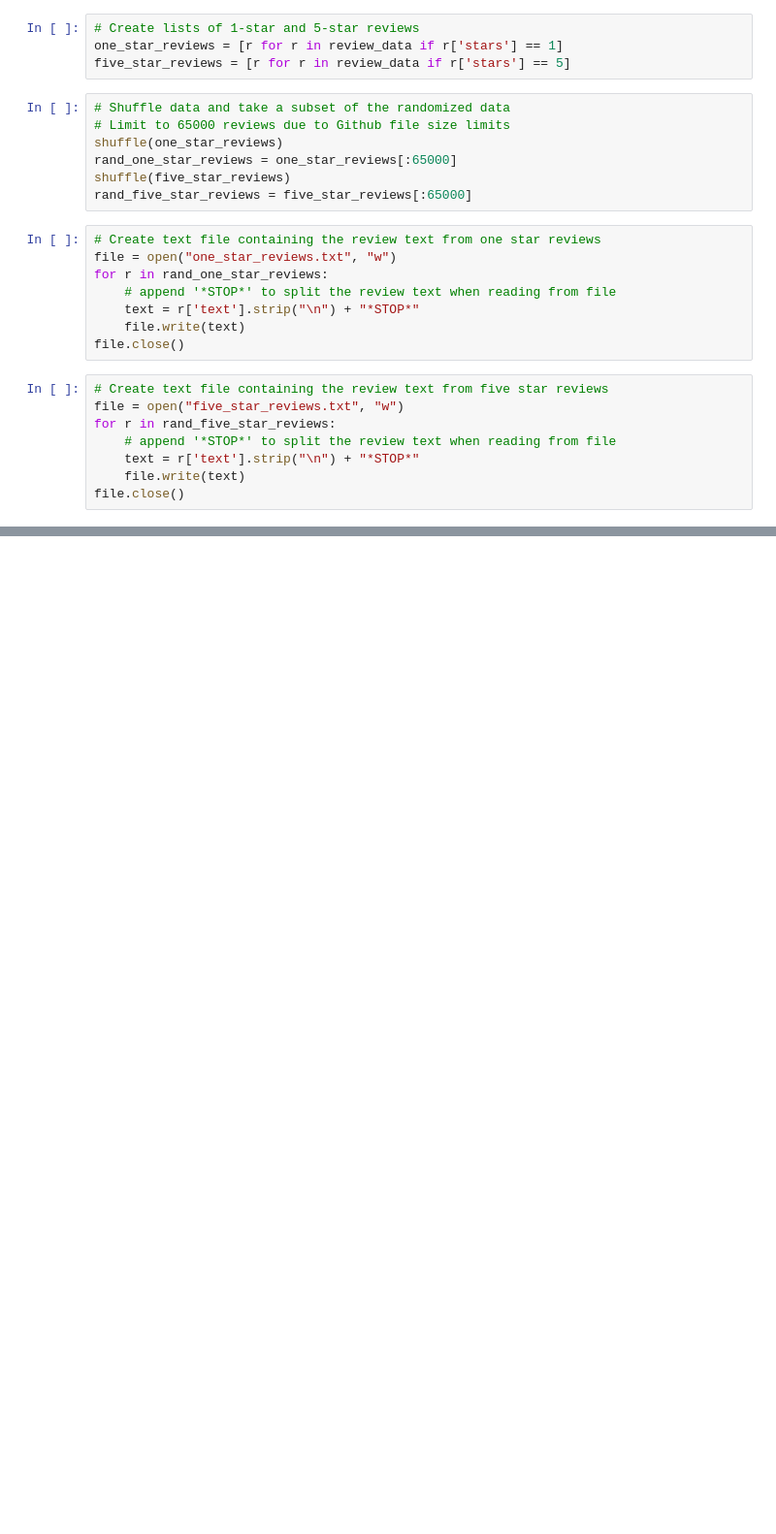
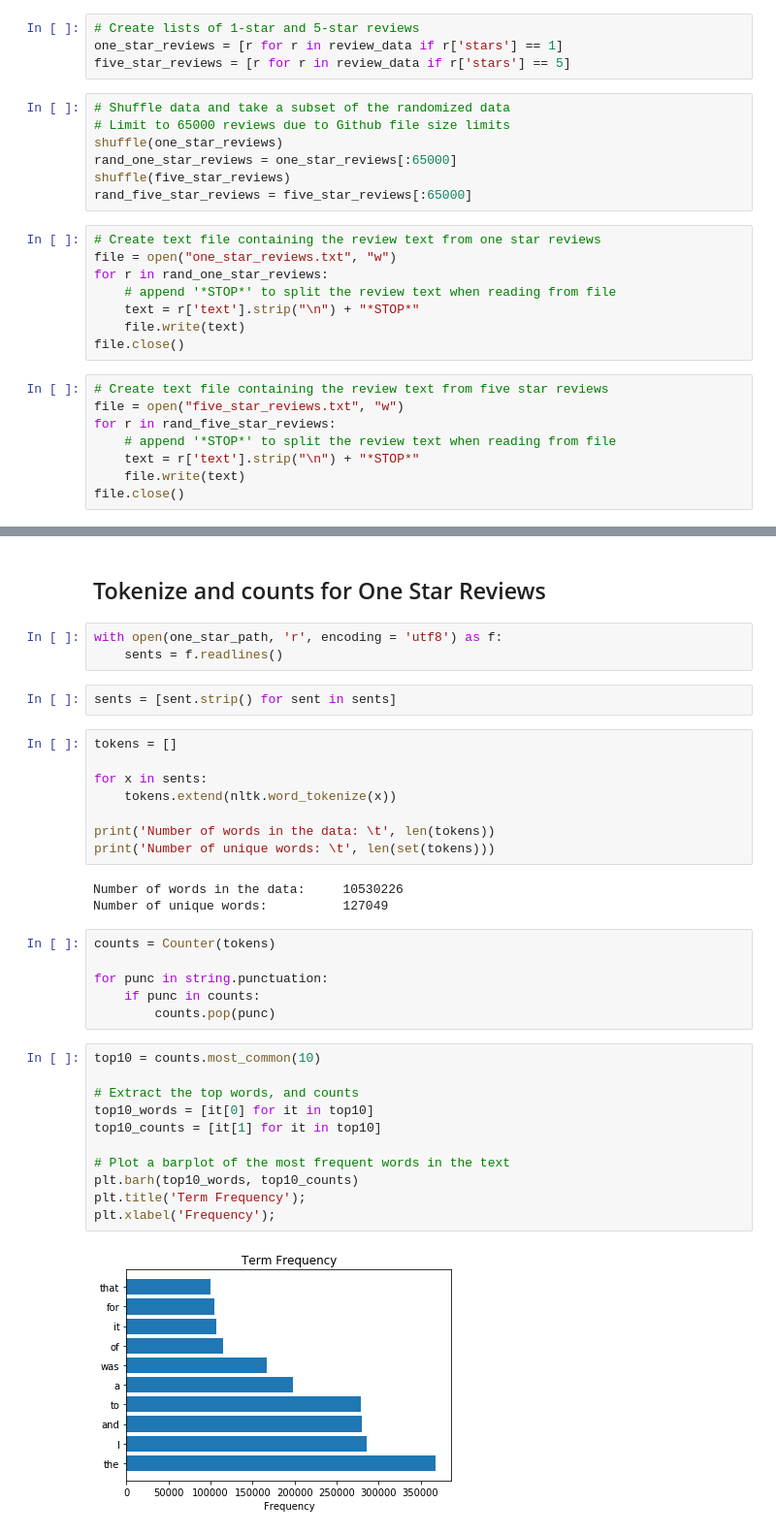
Before and after one commit to tkmak712/COGS108FinalProject, a Jupyter notebook: FilterDataset.ipynb, the cells around one changed output, grey strips where cells are left out. Shown: that part at 97% size. Drawn from its saved outputs; the diff is of its cells as text; blank space fills up the shorter version.

Commit message:
Adding tokenizing and IDF to one and five star reviews

```diff
--- a/FilterDataset.ipynb
+++ b/FilterDataset.ipynb
@@ -41,0 +133,37 @@ file.close()
+# %% [markdown]
+## Tokenize and counts for One Star Reviews
+# %%
+with open(one_star_path, 'r', encoding = 'utf8') as f:
+    sents = f.readlines()
+# %%
+sents = [sent.strip() for sent in sents]
+# %%
+tokens = []
+
+for x in sents:
+    tokens.extend(nltk.word_tokenize(x))
+
+print('Number of words in the data: \t', len(tokens))
+print('Number of unique words: \t', len(set(tokens)))
+# %% [output]
+Number of words in the data:     10530226
+Number of unique words:          127049
+# %%
+counts = Counter(tokens)
+
+for punc in string.punctuation:
+    if punc in counts:
+        counts.pop(punc)
+# %%
+top10 = counts.most_common(10)
+
+# Extract the top words, and counts
+top10_words = [it[0] for it in top10]
+top10_counts = [it[1] for it in top10]
+
+# Plot a barplot of the most frequent words in the text
+plt.barh(top10_words, top10_counts)
+plt.title('Term Frequency');
+plt.xlabel('Frequency');
+# %% [output]
+[figure, added]
```
Also changed, not shown: parts of 39 cells of this notebook.
